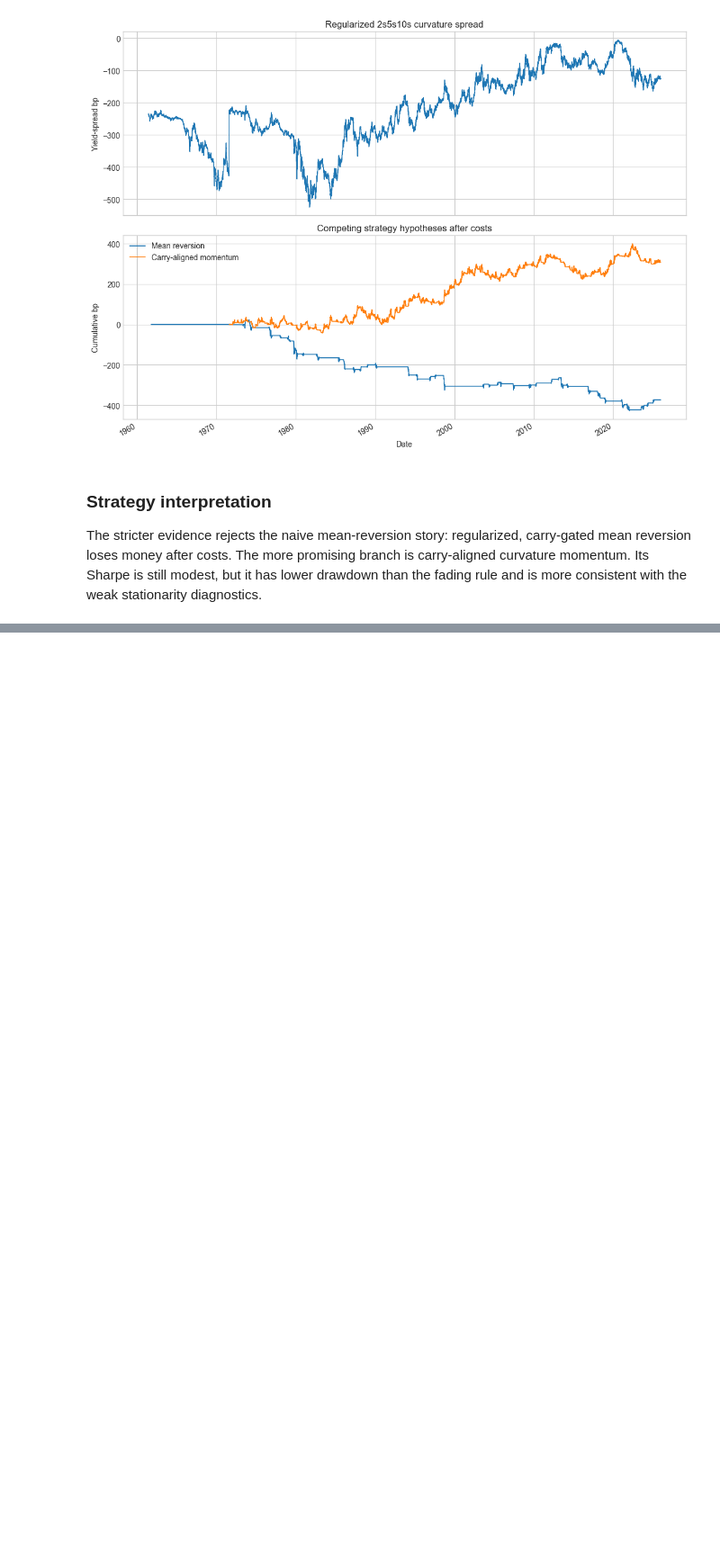
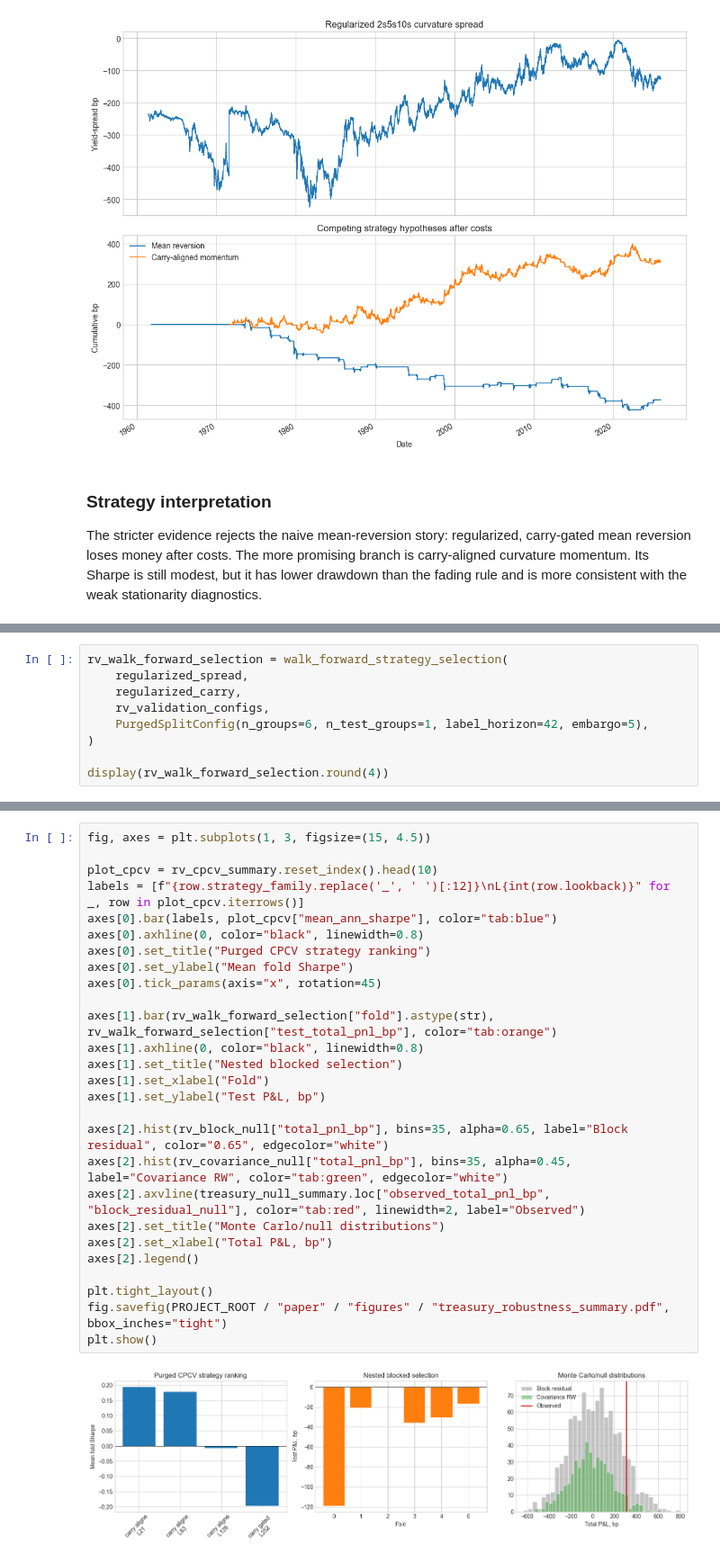
Before and after one commit to dhruvk1432/Fixed_Income_Project, a Jupyter notebook: Treasury_PCA_Butterfly_Relative_Value.ipynb, the cells around one changed output, grey strips where cells are left out. Shown at 90% size. Saved outputs shown, nothing was run; the diff lists cells and outputs as text; blank space fills up the shorter version.

Commit message:
Add Treasury RV robustness validation layer

```diff
--- a/Treasury_PCA_Butterfly_Relative_Value.ipynb
+++ b/Treasury_PCA_Butterfly_Relative_Value.ipynb
@@ -527,0 +595,9 @@ The stricter evidence rejects the naive mean-reversion story: regularized, carry
+# %%
+rv_walk_forward_selection = walk_forward_strategy_selection(
+    regularized_spread,
+    regularized_carry,
+    rv_validation_configs,
+    PurgedSplitConfig(n_groups=6, n_test_groups=1, label_horizon=42, embargo=5),
+)
+
+display(rv_walk_forward_selection.round(4))
@@ -527,0 +752,29 @@ The stricter evidence rejects the naive mean-reversion story: regularized, carry
+# %%
+fig, axes = plt.subplots(1, 3, figsize=(15, 4.5))
+
+plot_cpcv = rv_cpcv_summary.reset_index().head(10)
+labels = [f"{row.strategy_family.replace('_', ' ')[:12]}\nL{int(row.lookback)}" for _, row in plot_cpcv.iterrows()]
+axes[0].bar(labels, plot_cpcv["mean_ann_sharpe"], color="tab:blue")
+axes[0].axhline(0, color="black", linewidth=0.8)
+axes[0].set_title("Purged CPCV strategy ranking")
+axes[0].set_ylabel("Mean fold Sharpe")
+axes[0].tick_params(axis="x", rotation=45)
+
+axes[1].bar(rv_walk_forward_selection["fold"].astype(str), rv_walk_forward_selection["test_total_pnl_bp"], color="tab:orange")
+axes[1].axhline(0, color="black", linewidth=0.8)
+axes[1].set_title("Nested blocked selection")
+axes[1].set_xlabel("Fold")
+axes[1].set_ylabel("Test P&L, bp")
+
+axes[2].hist(rv_block_null["total_pnl_bp"], bins=35, alpha=0.65, label="Block residual", color="0.65", edgecolor="white")
+axes[2].hist(rv_covariance_null["total_pnl_bp"], bins=35, alpha=0.45, label="Covariance RW", color="tab:green", edgecolor="white")
+axes[2].axvline(treasury_null_summary.loc["observed_total_pnl_bp", "block_residual_null"], color="tab:red", linewidth=2, label="Observed")
+axes[2].set_title("Monte Carlo/null distributions")
+axes[2].set_xlabel("Total P&L, bp")
+axes[2].legend()
+
+plt.tight_layout()
+fig.savefig(PROJECT_ROOT / "paper" / "figures" / "treasury_robustness_summary.pdf", bbox_inches="tight")
+plt.show()
+# %% [output]
+[figure, added]
```
Also changed, not shown: parts of 6 cells of this notebook, 6 other files.
